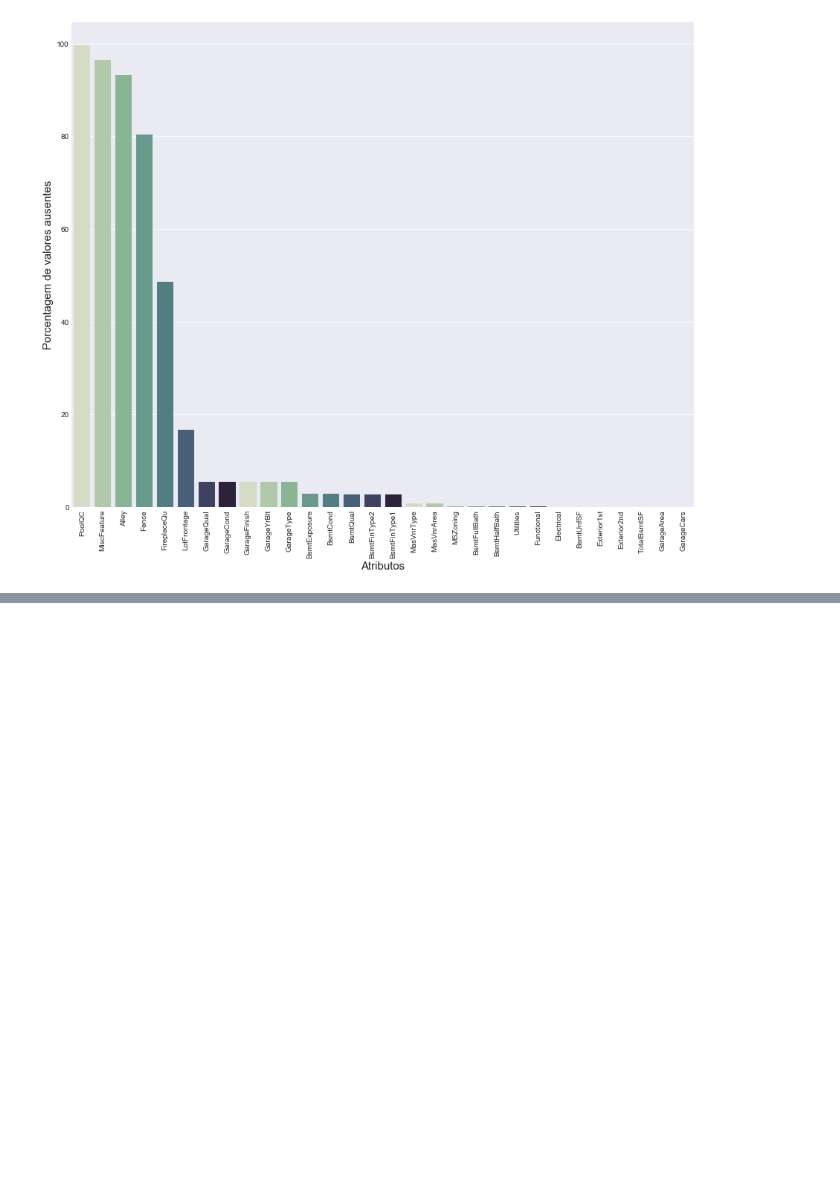
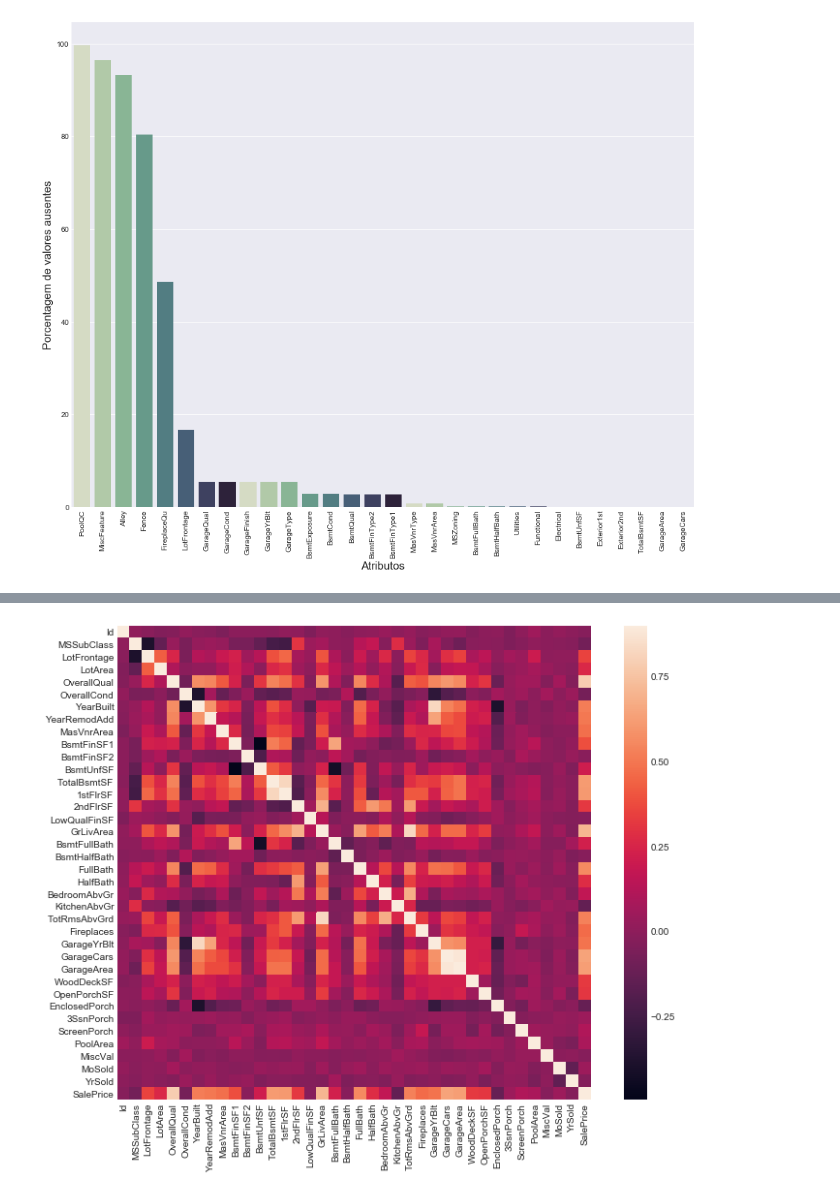
Before and after one commit to marcoscrcamargo/HousesPrices, a Jupyter notebook: pre_processing_data.ipynb, the cells around one changed output, grey strips where cells are left out. Cells and saved outputs as stored; diff of their text form; code cells hidden in the pictures; blank space fills up the shorter version.

```diff
--- a/pre_processing_data.ipynb
+++ b/pre_processing_data.ipynb
@@ -478,0 +478,9 @@ NameError: name 'train' is not defined
+# %%
+train_data = reading_data(DTRAIN_PATH)
+#Correlation map to see how features are correlated with SalePrice
+corrmat = train_data.corr()
+plt.subplots(figsize=(12,9))
+sns.heatmap(corrmat, vmax=0.9, square=True)
+plt.savefig('figures/correlation.png')
+# %% [output]
+[figure, added]
```
Also changed, not shown: parts of 2 cells of this notebook.
